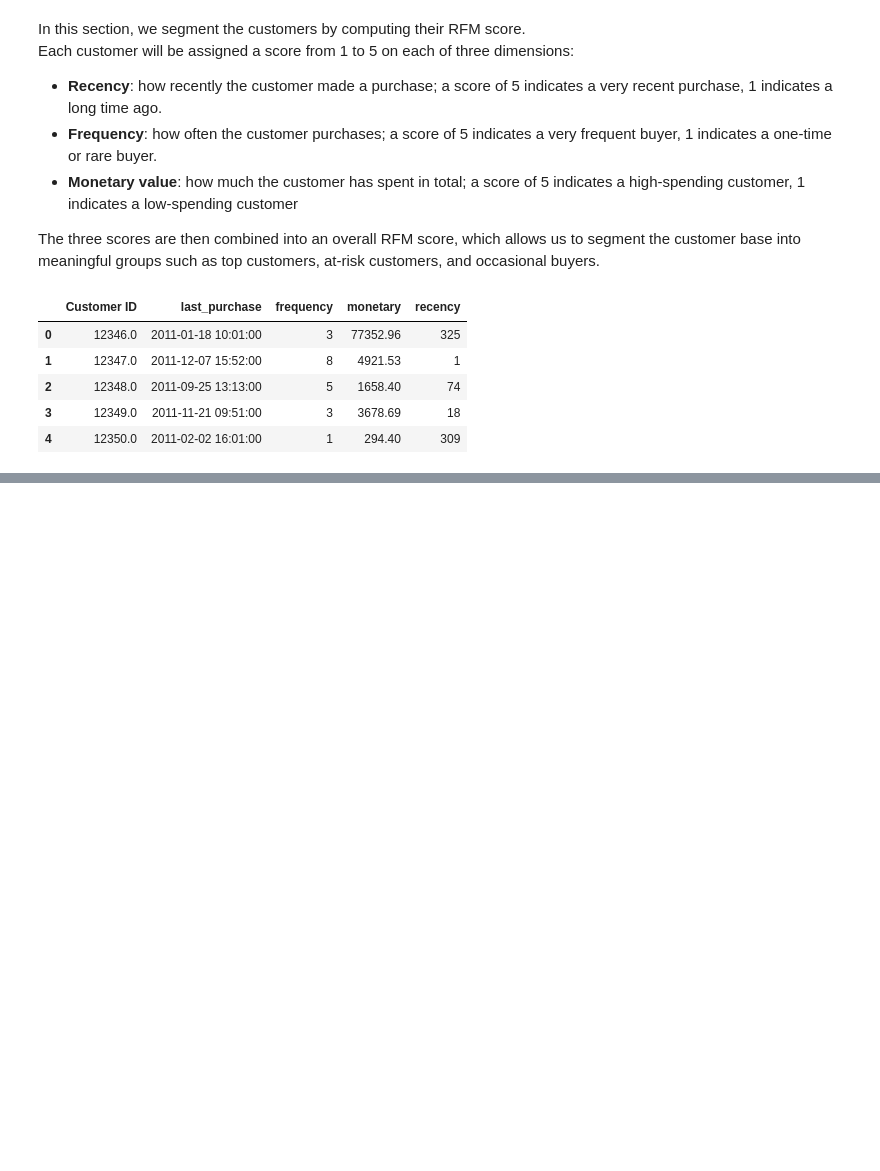
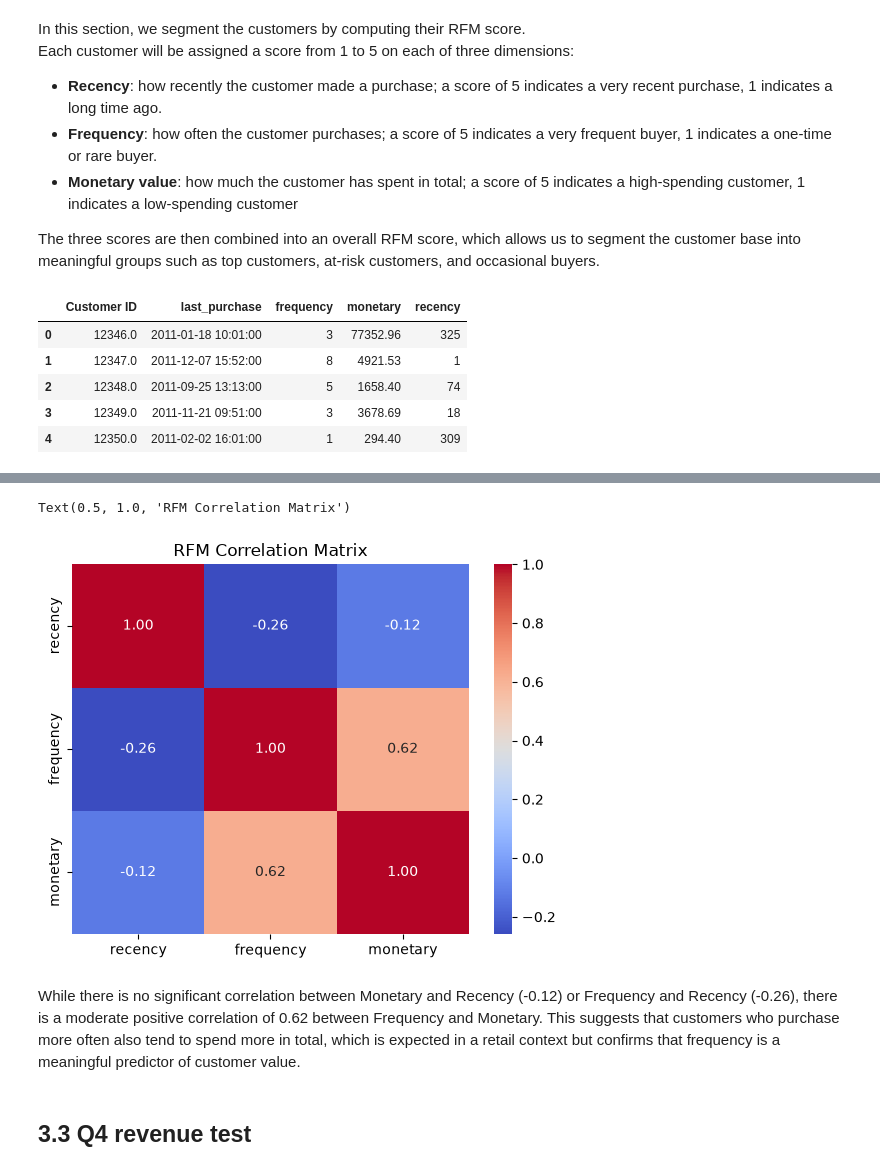
Before and after one commit to Sara-Munafo/retail-sales-analysis, a Jupyter notebook: notebooks/03_statistics.ipynb, the cells around one changed output, grey strips where cells are left out. Saved outputs shown, nothing was run; the diff lists cells and outputs as text; code cells hidden in the pictures; blank space fills up the shorter version.

```diff
--- a/notebooks/03_statistics.ipynb
+++ b/notebooks/03_statistics.ipynb
@@ -178,0 +206,11 @@ df_rfm.head()
+# %%
+corr_matrix = df_rfm[["recency", "frequency", "monetary"]].corr()
+sns.heatmap(corr_matrix, annot=True, fmt='.2f', cmap='coolwarm')
+plt.title("RFM Correlation Matrix")
+# %% [output]
+Text(0.5, 1.0, 'RFM Correlation Matrix')
+[figure, added]
+# %% [markdown]
+While there is no significant correlation between Monetary and Recency (-0.12) or Frequency and Recency (-0.26), there is a moderate positive correlation of 0.62 between Frequency and Monetary. This suggests that customers who purchase more often also tend to spend more in total, which is expected in a retail context but confirms that frequency is a meaningful predictor of customer value.
+# %% [markdown]
+## 3.3 Q4 revenue test
```
Also changed, not shown: parts of 9 cells of this notebook, 1 other file.
